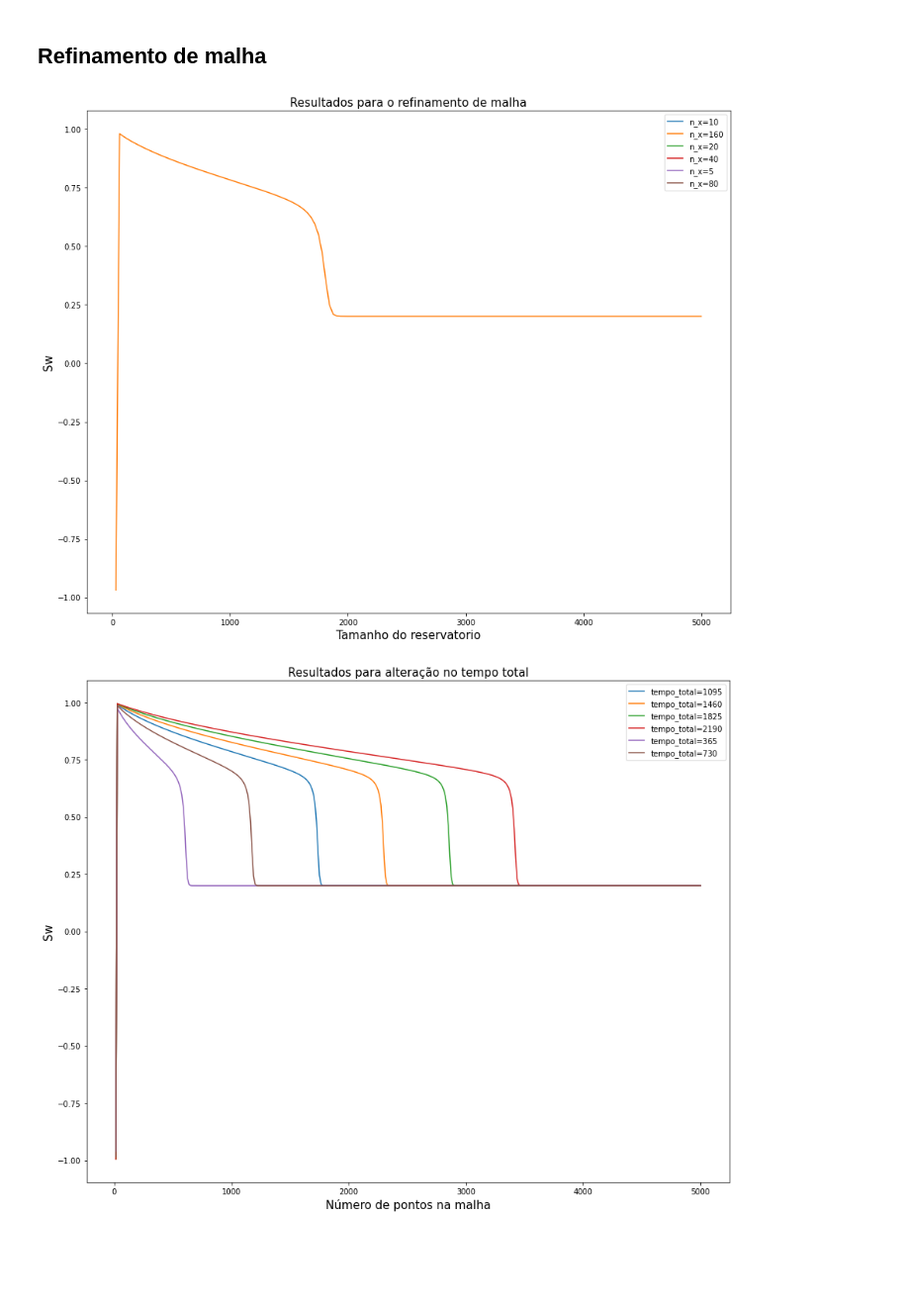
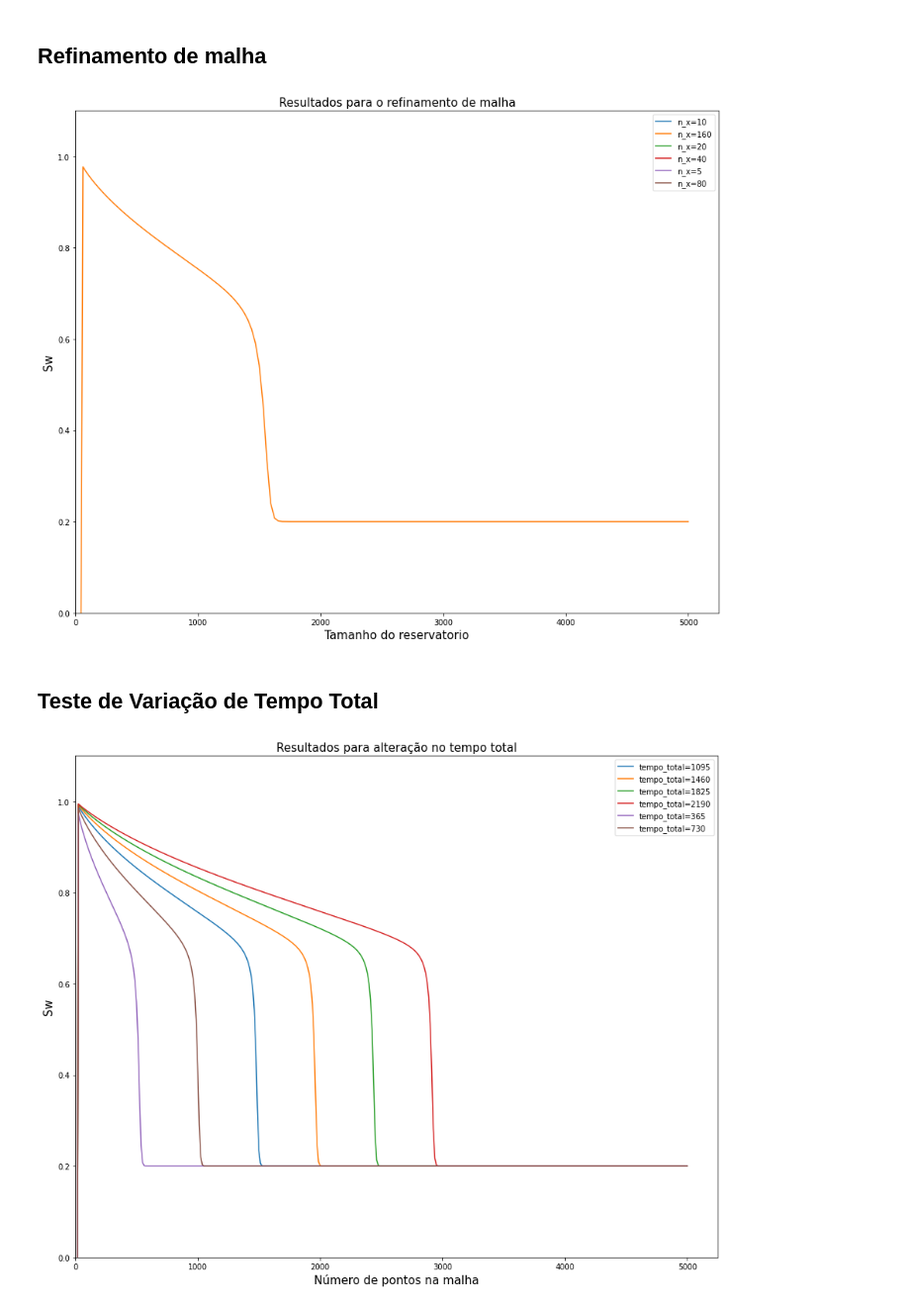
Before and after one commit to harduim300/Trab1SimuladoresReservatorios, a Jupyter notebook: Trabalho2-SimulacaoDeReservatorios.ipynb, the cells around one changed output. Shown at 99% size. Cells and saved outputs as stored; diff of their text form; code cells hidden in the pictures; blank space fills up the shorter version.

Commit message:
Adição de testes

```diff
--- a/Trabalho2-SimulacaoDeReservatorios.ipynb
+++ b/Trabalho2-SimulacaoDeReservatorios.ipynb
@@ -46,7 +46,7 @@ qt = 1.0*(10**-3)
 # %% [output]
 1.6000000000000001e-06
 # %%
-def calcfw(Sw, mi_w, mi_o):
+def calcfw(Sw, mi_w, mi_o, cte):
 
     return cte*(1/(1 + ((1-Sw)**2/Sw**2)*(mi_w/mi_o)))
 
@@ -60,9 +60,9 @@ def calcSw(Sw_in, C, mi_w, mi_o, qt, phi, L_x, L_y, L_z, n_x, tempo_total):
     delta_x = L_x / n_x
     vetor_Sw[0] = C
     # Area de seção transversal do reservatorio
-    A = L_y*L_z
+    A = Ly*Lz
     #Calculando a parte constante de F_w
-    cte = qt/A*phi
+    cte = qt/(A*phi)
     t = 0
     #calculando o valor maximo da derivada de Fw
     u_max = float(optimize.fmin(lambda x: -calcDerivatefw(x, mi_w, mi_o, cte), 0, disp=False)[0])
@@ -76,19 +76,19 @@ def calcSw(Sw_in, C, mi_w, mi_o, qt, phi, L_x, L_y, L_z, n_x, tempo_total):
         for i in range(len(vetor_Sw)):
             if i == 0:
                 # Q^n_i - 1
-                Fw_1 = calcfw(2*C + vetor_Sw[0],mi_w, mi_o) # calculando o nó fantasma
+                Fw_1 = calcfw(2*C + vetor_Sw[0],mi_w, mi_o, cte) # calculando o nó fantasma
                 # Q^n_i
-                Fw = calcfw(C,mi_w, mi_o)
+                Fw = calcfw(C,mi_w, mi_o, cte)
             elif i == 1:
                 # Q^n_i - 1
-                Fw_1 = calcfw(C,mi_w, mi_o)
+                Fw_1 = calcfw(C,mi_w, mi_o, cte)
                 # Q^n_i
-                Fw = calcfw(vetor_Sw[i],mi_w, mi_o)
+                Fw = calcfw(vetor_Sw[i],mi_w, mi_o, cte)
             else:
                 # Q^n_i - 1
-                Fw_1 = calcfw(vetor_Sw[i-1],mi_w, mi_o)
+                Fw_1 = calcfw(vetor_Sw[i-1],mi_w, mi_o, cte)
                 # Q^n_i - 1
-                Fw = calcfw(vetor_Sw[i],mi_w, mi_o)
+                Fw = calcfw(vetor_Sw[i],mi_w, mi_o, cte)
             #Calculo de Sw_(i)^(n+1)
             p1 = (delta_t/delta_x)*(Fw-Fw_1)
             Sw_n = vetor_Sw[i] - p1
@@ -115,7 +115,7 @@ Ly = 40
 Lz = 10
 miw = 1.0*(10**-3)
 mio = 0.8*(10**-3)
-qt = 1.0*(10**-3)
+qt = 85
 tempo_total = 365*3
 n_x = 400
 
@@ -125,5 +125,7 @@ df.plot(ax=a)
 a.set_title(f'Saturação das fases ao longo do reservatorio', fontsize=15)
 a.set_xlabel('Número de pontos na malha',fontsize=15)
 a.set_ylabel('Sw',fontsize=15)
+a.axis(xmin=0)
+a.axis(ymin=0.0,ymax=1.1)
 plt.show()
 # %% [output]
@@ -142,7 +144,7 @@ Ly = 40
 Lz = 10
 miw = 1.0*(10**-3)
 mio = 0.8*(10**-3)
-qt = 1.0*(10**-3)
+qt = 85
 tempo_total = 365*3
 n_x = 400
 nxs = [5, 10, 20, 40, 80, 160]
@@ -157,34 +159,40 @@ df.plot(ax=a)
 a.set_title(f'Resultados para o refinamento de malha', fontsize=15)
 a.set_xlabel('Tamanho do reservatorio',fontsize=15)
 a.set_ylabel('Sw',fontsize=15)
+a.axis(xmin=0)
+a.axis(ymin=0.0,ymax=1.1)
 plt.show()
 # %% [output]
-[figure, old version]
+[figure, new version]
+# %% [markdown]
+## Teste de Variação de Tempo Total
 # %%
 k = 10.0* (10**-15)
 phi = 0.25
 Sw_inicial = 0.2
 C = 1
 Lx = 5000
 Ly = 40
 Lz = 10
 miw = 1.0*(10**-3)
 mio = 0.8*(10**-3)
-qt = 1.0*(10**-3)
+qt = 85
 tempo_total = 365*3
 n_x = 400
 tempo_totals = np.arange(1,7)*365
 my_list = []
 for tempo_total in tempo_totals:
     df = calcSw(Sw_inicial, C, miw, mio, qt, phi, Lx, Ly, Lz, n_x, tempo_total)
     df = df.rename(columns={'Sw':f'tempo_total={tempo_total}'})
     my_list.append(df)
 df = pd.concat([df.stack() for df in my_list], axis=0).unstack()
 f, a = plt.subplots(1,1, figsize=(15,12))
 df.plot(ax=a)
 a.set_title(f'Resultados para alteração no tempo total', fontsize=15)
 a.set_xlabel('Número de pontos na malha',fontsize=15)
 a.set_ylabel('Sw',fontsize=15)
+a.axis(xmin=0)
+a.axis(ymin=0.0,ymax=1.1)
 plt.show()
 # %% [output]
-[figure, old version]
+[figure, new version]
```
Also changed, not shown: parts of 11 cells of this notebook.
